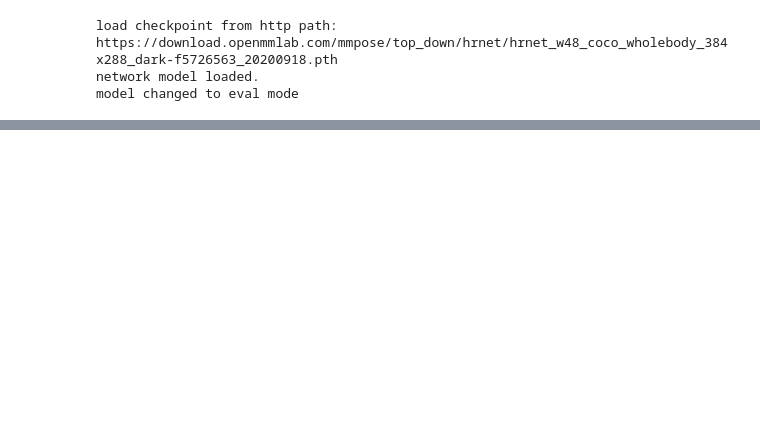
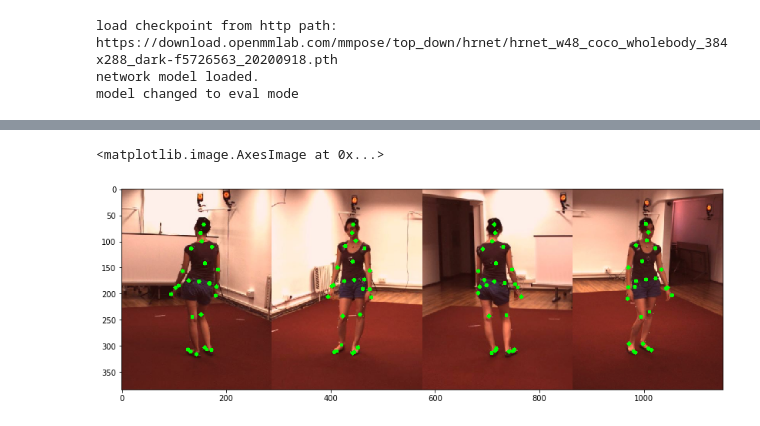
Before and after one commit to yeonkunlee/learnable_triangulation_HICT, a Jupyter notebook: LT_debug.ipynb, the cells around one changed output, grey strips where cells are left out. Saved outputs shown, nothing was run; the diff lists cells and outputs as text; code cells hidden in the pictures; blank space fills up the shorter version.

```diff
--- a/LT_debug.ipynb
+++ b/LT_debug.ipynb
@@ -24,0 +165,13 @@ model changed to eval mode
+# %%
+with torch.no_grad():
+    for iter_i, batch in iterator:
+        # with autograd.detect_anomaly():
+        images_batch, keypoints_3d_gt, keypoints_3d_validity_gt, proj_matricies_batch, \
+        keypoints_3d_extended_gt = dataset_utils.prepare_EXTENDED_batch(batch, device, config)
+
+        # get model output
+        # forward(self, images, proj_matricies, batch)
+        # return : vol_keypoints_3d, features, volumes, vol_confidences, cuboids, coord_volumes, base_points
+        vol_keypoints_3d, features, volumes, vol_confidences, cuboids, coord_volumes, base_points = model(images_batch, batch)
+
+        break
@@ -24,0 +200,32 @@ model changed to eval mode
+# %%
+with torch.no_grad():
+    for iter_i, batch in iterator:
+        # with autograd.detect_anomaly():
+        images_batch, keypoints_3d_gt, keypoints_3d_validity_gt, proj_matricies_batch, \
+        keypoints_3d_extended_gt = dataset_utils.prepare_EXTENDED_batch(batch, device, config)
+
+        # del batch['images']
+        del batch['original_image']
+        del batch['detections']
+        del batch['original_cameras']
+        del batch['keypoints_3d']
+        del batch['indexes']
+        del batch['subject']
+        del batch['action']
+        del batch['keypoints_3d_extended']
+        del batch['image_path']
+
+        # get model output
+        # forward(self, images, proj_matricies, batch)
+        # return : vol_keypoints_3d, features, volumes, vol_confidences, cuboids, coord_volumes, base_points
+        vol_keypoints_3d, features, volumes, vol_confidences, cuboids, coord_volumes, base_points = model(images_batch, batch)
+
+        break
+# %%
+# v_concated_image = vis_debug.visualize_batch_input(images_batch)
+concated = vis_debug.make_concated_output(batch, keypoints_3d_extended_gt, joint_color=(0, 255, 0))
+plt.figure(figsize=(14, 11))
+plt.imshow(concated[:,:,::-1])
+# %% [output]
+<matplotlib.image.AxesImage at 0x...>
+[figure, added]
```
Also changed, not shown: parts of 46 cells of this notebook, 3 other files.
